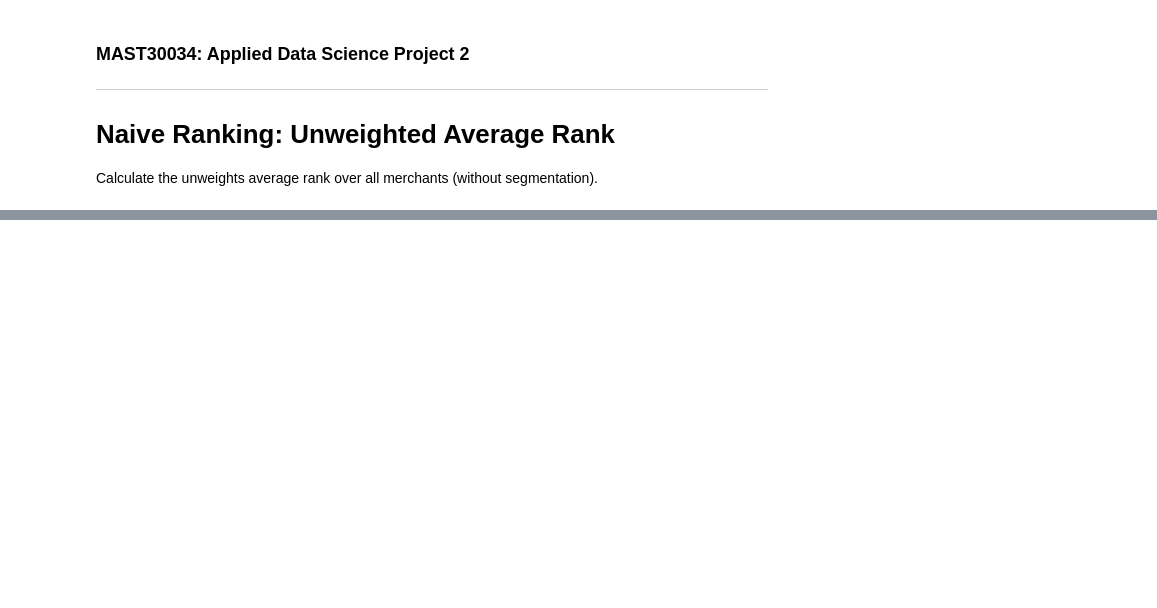
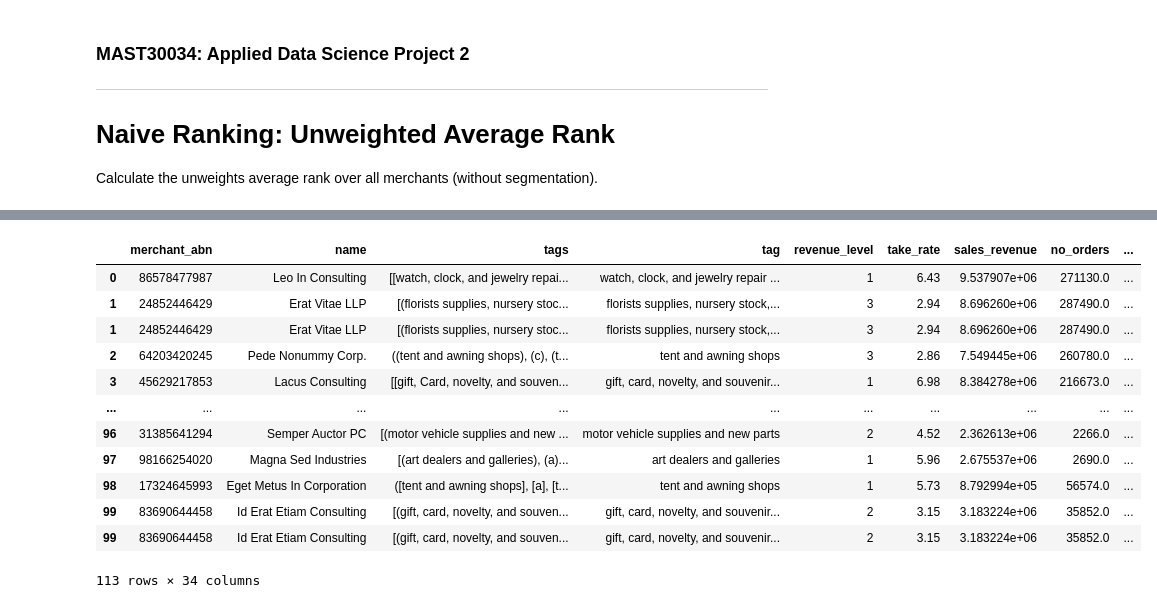
Before and after one commit to MAST30034-Applied-Data-Science/generic-buy-now-pay-later-project-group-19, a Jupyter notebook: notebooks/unweighted_average_ranking.ipynb, the cells around one changed output, grey strips where cells are left out. Cells and saved outputs as stored; diff of their text form; code cells hidden in the pictures; blank space fills up the shorter version.

```diff
--- a/notebooks/unweighted_average_ranking.ipynb
+++ b/notebooks/unweighted_average_ranking.ipynb
@@ -103,0 +123,5 @@ merchant_df.sort_values('average_rank')
+# %%
+import json
+# read in the segments that Oliver defined
+segments = json.load(open('../data/curated/segments.json'))
+segments
@@ -103,0 +146,10 @@ merchant_df.sort_values('average_rank')
+# %%
+# create a mapping df real quick
+rows = []
+
+for seg, abn_list in segments.items():
+    for abn in abn_list:
+        rows.append({'segment': seg, 'merchant_abn': abn})
+
+segments_df = pd.DataFrame(rows)
+segments_df
@@ -103,0 +170,23 @@ merchant_df.sort_values('average_rank')
+# %%
+# perform a join on top 100 abns and segments
+segmented_100_df = final_100_df.join(
+    segments_df.set_index('merchant_abn'),
+    on = 'merchant_abn',
+    rsuffix = '_1',
+    how = 'left'
+)
+segmented_100_df
+# %% [output]
+|  | merchant_abn | name | tags | tag | revenue_level | take_rate | sales_revenue | no_orders | ... |
+| 0 | 86578477987 | Leo In Consulting | [[watch, clock, and jewelry repai... | watch, clock, and jewelry repair ... | 1 | 6.43 | 9.537907e+06 | 271130.0 | ... |
+| 1 | 24852446429 | Erat Vitae LLP | [(florists supplies, nursery stoc... | florists supplies, nursery stock,... | 3 | 2.94 | 8.696260e+06 | 287490.0 | ... |
+| 1 | 24852446429 | Erat Vitae LLP | [(florists supplies, nursery stoc... | florists supplies, nursery stock,... | 3 | 2.94 | 8.696260e+06 | 287490.0 | ... |
+| 2 | 64203420245 | Pede Nonummy Corp. | ((tent and awning shops), (c), (t... | tent and awning shops | 3 | 2.86 | 7.549445e+06 | 260780.0 | ... |
+| 3 | 45629217853 | Lacus Consulting | [[gift, Card, novelty, and souven... | gift, card, novelty, and souvenir... | 1 | 6.98 | 8.384278e+06 | 216673.0 | ... |
+| ... | ... | ... | ... | ... | ... | ... | ... | ... | ... |
+| 96 | 31385641294 | Semper Auctor PC | [(motor vehicle supplies and new ... | motor vehicle supplies and new parts | 2 | 4.52 | 2.362613e+06 | 2266.0 | ... |
+| 97 | 98166254020 | Magna Sed Industries | [(art dealers and galleries), (a)... | art dealers and galleries | 1 | 5.96 | 2.675537e+06 | 2690.0 | ... |
+| 98 | 17324645993 | Eget Metus In Corporation | ([tent and awning shops], [a], [t... | tent and awning shops | 1 | 5.73 | 8.792994e+05 | 56574.0 | ... |
+| 99 | 83690644458 | Id Erat Etiam Consulting | [(gift, card, novelty, and souven... | gift, card, novelty, and souvenir... | 2 | 3.15 | 3.183224e+06 | 35852.0 | ... |
+| 99 | 83690644458 | Id Erat Etiam Consulting | [(gift, card, novelty, and souven... | gift, card, novelty, and souvenir... | 2 | 3.15 | 3.183224e+06 | 35852.0 | ... |
+113 rows × 34 columns
```
Also changed, not shown: parts of 12 cells of this notebook, 2 other files.
